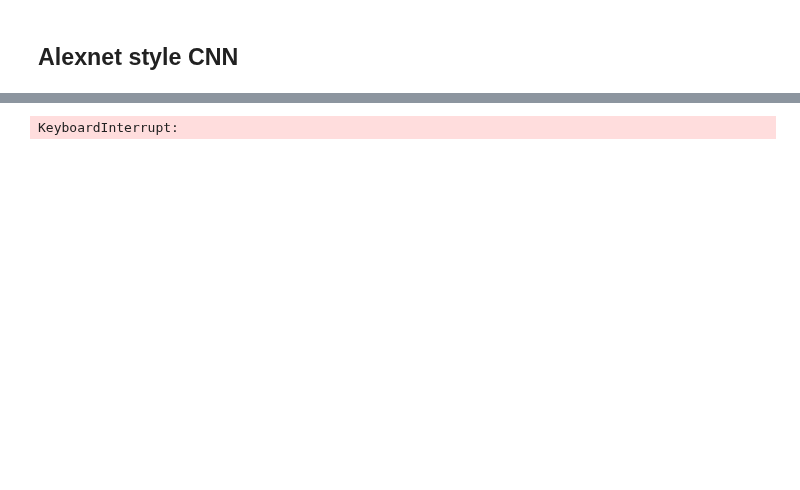
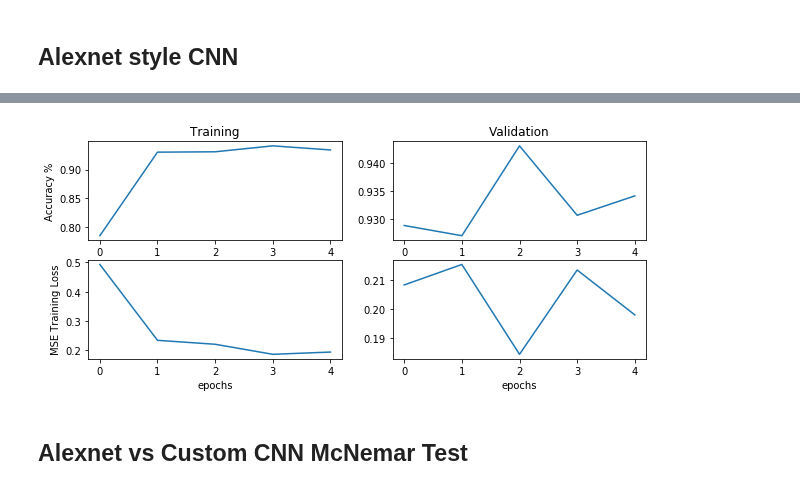
Before and after one commit to l1onh3art88/ml-lab2, a Jupyter notebook: lab6b/lab6b.ipynb, the cells around one changed output, grey strips where cells are left out. Cells and saved outputs as stored; diff of their text form; code cells hidden in the pictures; blank space fills up the shorter version.

```diff
--- a/lab6b/lab6b.ipynb
+++ b/lab6b/lab6b.ipynb
@@ -276,7 +477,9 @@ Wall time: 187 ms
 history =  cnn.fit(x_train, y_train,
         batch_size=64, epochs=10,
         shuffle=True, verbose=1,
-        validation_data=(x_test,y_test))
+        validation_data=(x_test,y_test),
+        callbacks=[EarlyStopping(monitor='val_loss', patience=2)]
+        )
 plt.figure(figsize=(10,4))
 plt.subplot(2,2,1)
 plt.plot(history.history['acc'])
@@ -302,4 +514,6 @@ Epoch 1/10
-KeyboardInterrupt:
+[figure, added]
+# %% [markdown]
+## Alexnet vs Custom CNN McNemar Test
 # %%
 case1 = 0.0 # both models are correct
 case2 = 0.0 # MLP correct, NN incorrect
```
Also changed, not shown: parts of 30 cells of this notebook.
